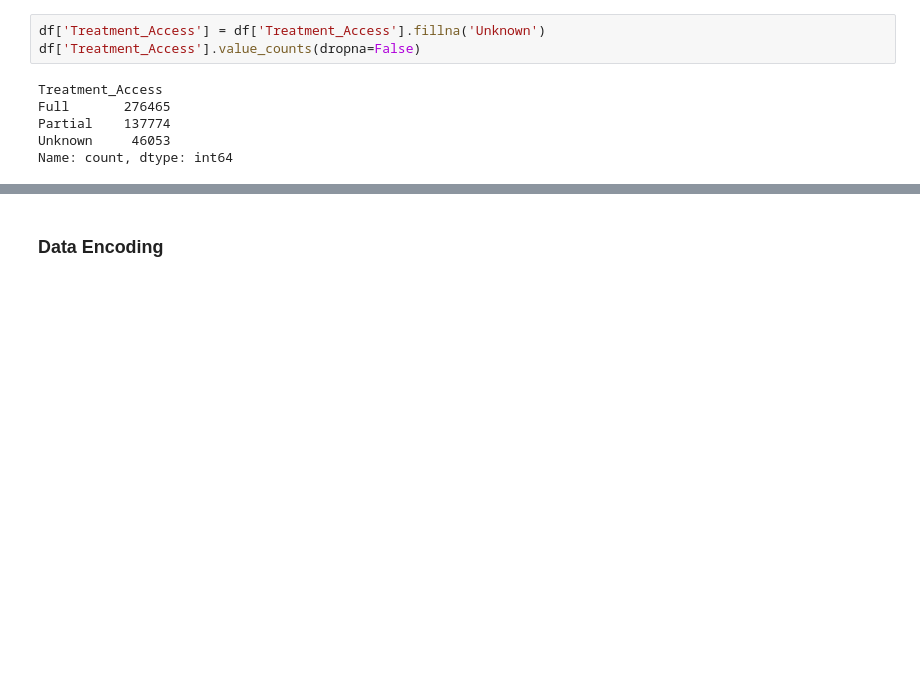
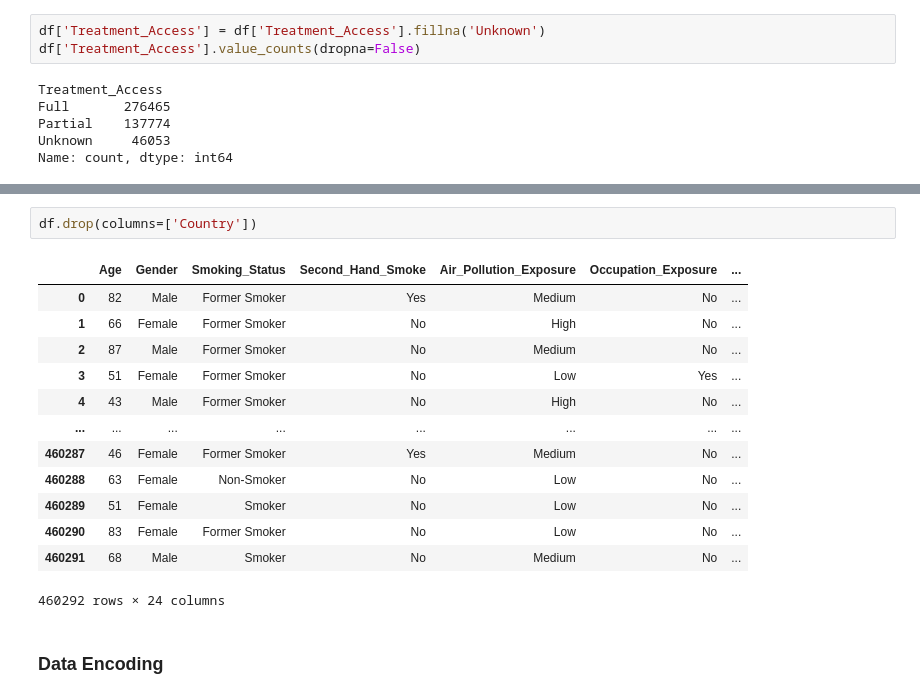
Before and after one commit to mihirvish19/LungCan, a Jupyter notebook: bin_class.ipynb, the cells around one changed output, grey strips where cells are left out. Saved outputs shown, nothing was run; the diff lists cells and outputs as text; blank space fills up the shorter version.

Commit message:
tried dropping country, no diff

```diff
--- a/bin_class.ipynb
+++ b/bin_class.ipynb
@@ -140,4 +140,20 @@ Final_Prediction
 Name: proportion, dtype: float64
+# %%
+df.drop(columns=['Country'])
+# %% [output]
+|  | Age | Gender | Smoking_Status | Second_Hand_Smoke | Air_Pollution_Exposure | Occupation_Exposure | ... |
+| 0 | 82 | Male | Former Smoker | Yes | Medium | No | ... |
+| 1 | 66 | Female | Former Smoker | No | High | No | ... |
+| 2 | 87 | Male | Former Smoker | No | Medium | No | ... |
+| 3 | 51 | Female | Former Smoker | No | Low | Yes | ... |
+| 4 | 43 | Male | Former Smoker | No | High | No | ... |
+| ... | ... | ... | ... | ... | ... | ... | ... |
+| 460287 | 46 | Female | Former Smoker | Yes | Medium | No | ... |
+| 460288 | 63 | Female | Non-Smoker | No | Low | No | ... |
+| 460289 | 51 | Female | Smoker | No | Low | No | ... |
+| 460290 | 83 | Female | Former Smoker | No | Low | No | ... |
+| 460291 | 68 | Male | Smoker | No | Medium | No | ... |
+460292 rows × 24 columns
 # %% [markdown]
 ### Data Encoding
 # %% [markdown]
```
Also changed, not shown: parts of 2 cells of this notebook, 1 other file.
